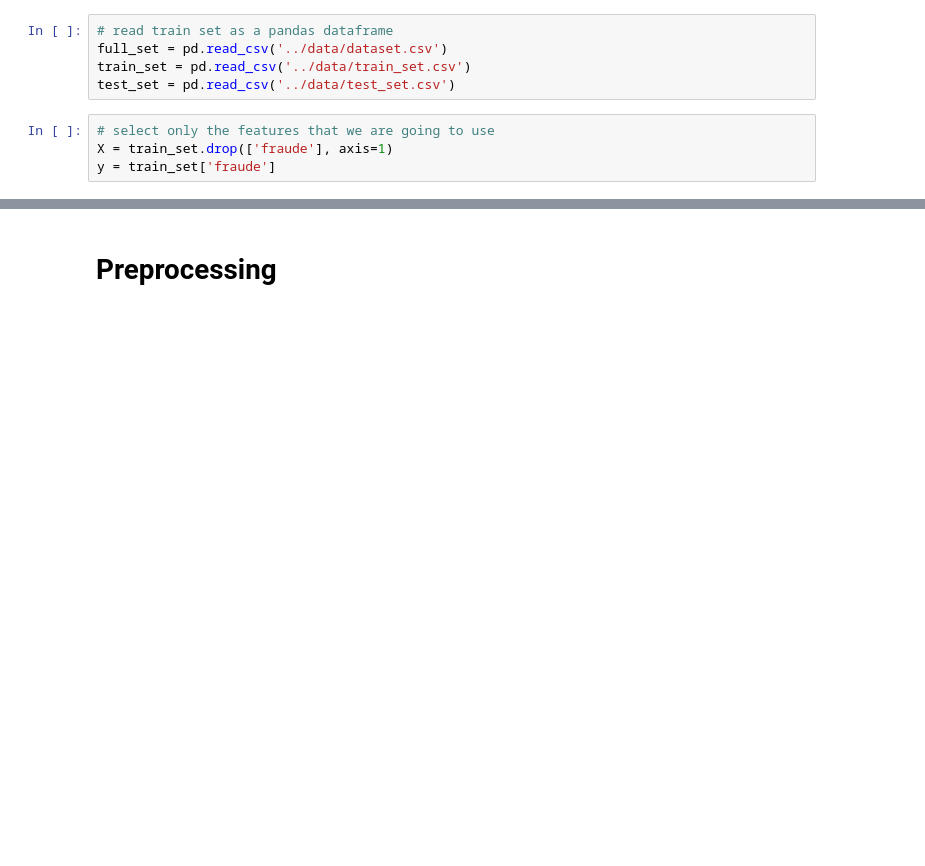
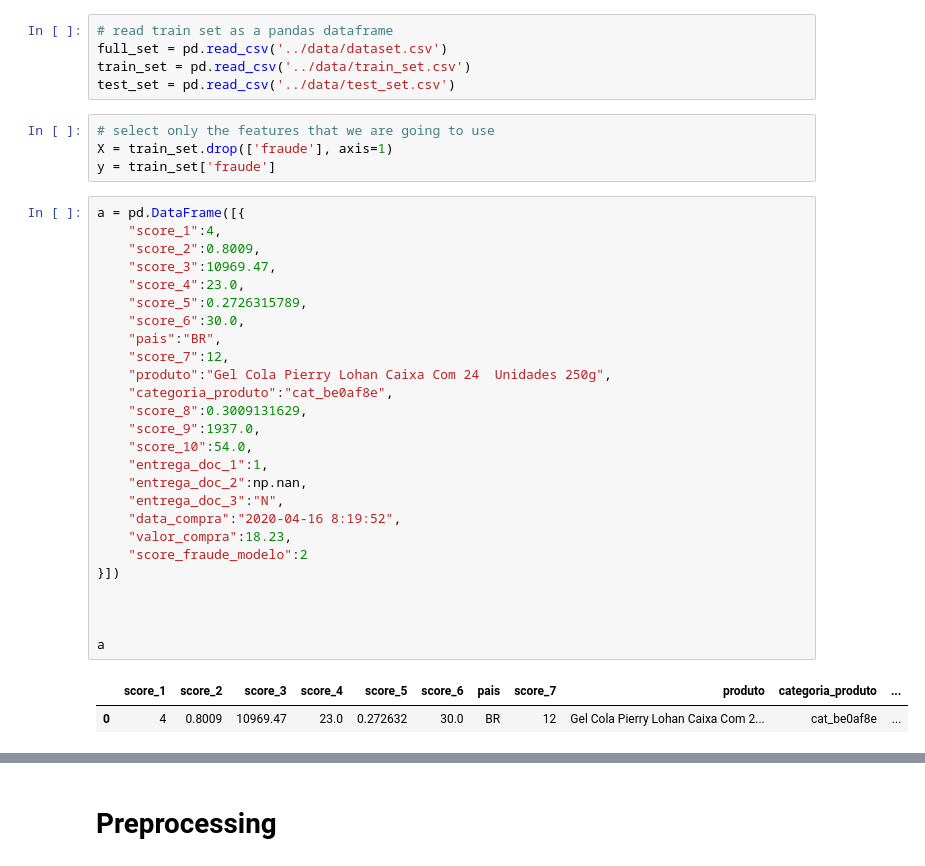
Before and after one commit to vitorbeltrao/fraud-detection, a Jupyter notebook: prototype_notebooks/ml_models.ipynb, the cells around one changed output, grey strips where cells are left out. Drawn from its saved outputs; the diff is of its cells as text; blank space fills up the shorter version.

```diff
--- a/prototype_notebooks/ml_models.ipynb
+++ b/prototype_notebooks/ml_models.ipynb
@@ -48,3 +51,32 @@ test_set = pd.read_csv('../data/test_set.csv')
 # select only the features that we are going to use
 X = train_set.drop(['fraude'], axis=1)
 y = train_set['fraude']
+# %%
+a = pd.DataFrame([{
+    "score_1":4,
+    "score_2":0.8009,
+    "score_3":10969.47,
+    "score_4":23.0,
+    "score_5":0.2726315789,
+    "score_6":30.0,
+    "pais":"BR",
+    "score_7":12,
+    "produto":"Gel Cola Pierry Lohan Caixa Com 24  Unidades 250g",
+    "categoria_produto":"cat_be0af8e",
+    "score_8":0.3009131629,
+    "score_9":1937.0,
+    "score_10":54.0,
+    "entrega_doc_1":1,
+    "entrega_doc_2":np.nan,
+    "entrega_doc_3":"N",
+    "data_compra":"2020-04-16 8:19:52",
+    "valor_compra":18.23,
+    "score_fraude_modelo":2
+}])
+
+
+
+a
+# %% [output]
+|  | score_1 | score_2 | score_3 | score_4 | score_5 | score_6 | pais | score_7 | produto | categoria_produto | ... |
+| 0 | 4 | 0.8009 | 10969.47 | 23.0 | 0.272632 | 30.0 | BR | 12 | Gel Cola Pierry Lohan Caixa Com 2... | cat_be0af8e | ... |
```
Also changed, not shown: parts of 2 cells of this notebook, 12 other files.
